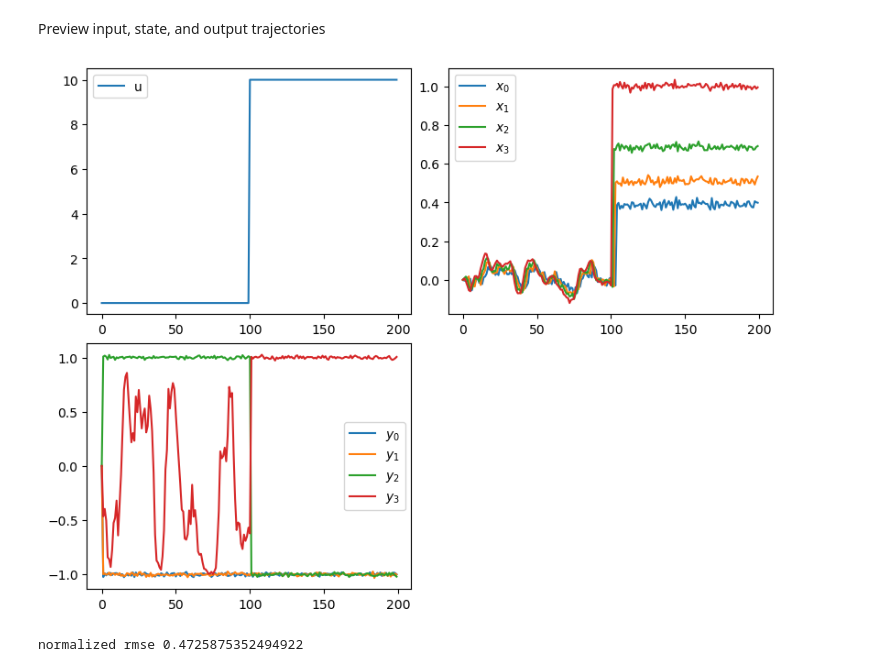
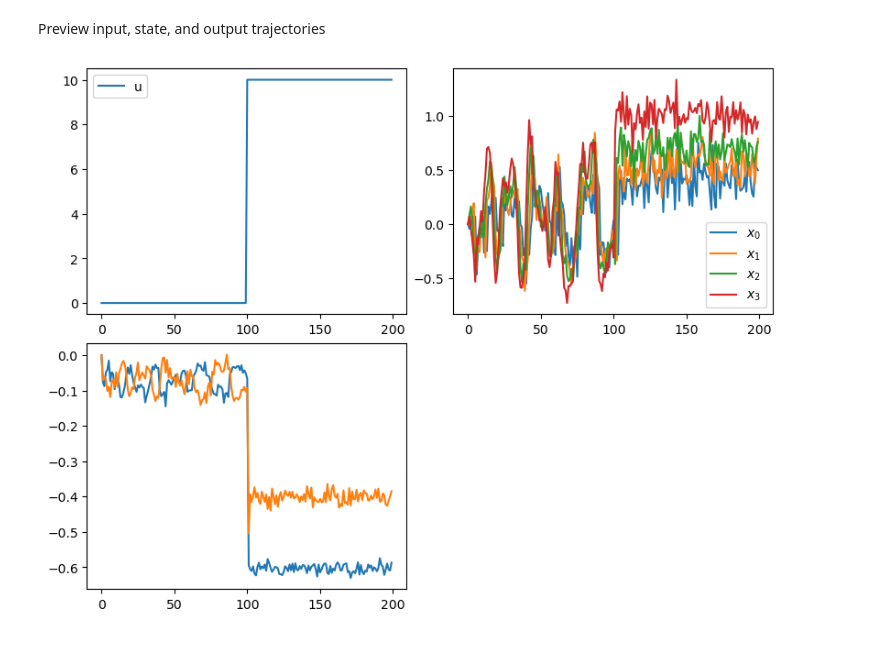
Before and after one commit to simontheflutist/neural-network-kalman, a Jupyter notebook: kalman-filter.ipynb, the cells around one changed output. Saved outputs shown, nothing was run; the diff lists cells and outputs as text; code cells hidden in the pictures.

Commit message:
support kalman filtering using Normal

```diff
--- a/kalman-filter.ipynb
+++ b/kalman-filter.ipynb
@@ -86,7 +77,7 @@ key, key1, key2, key3, key4 = jax.random.split(jax.random.PRNGKey(21), 5)
 
 n_x = 4
 n_u = 1
-n_y = 4
+n_y = 2
 
 n_hidden_output = 100
 
@@ -95,7 +86,7 @@ F = ProbitLinearNetwork(
         in_size=n_x + n_u,
         out_size=n_x,
         key=key2,
-        A=jnp.hstack((ccf(0.99, 0.99, 0.5, -0.3), jnp.zeros((n_x, 1)).at[-1].set(1))),
+        A=jnp.hstack((ccf(0.99, 0.99, 0.7, -0.8), jnp.zeros((n_x, 1)).at[-1].set(1))),
         b=ZeroMatrix(),
         C=ZeroMatrix(),
         d=ZeroMatrix(),
@@ -113,7 +104,7 @@ H = ProbitLinearNetwork(
         in_size=n_hidden_output,
         out_size=n_y,
         key=key4,
-        A=RandomOrthogonalProjection(1e2),
+        A=RandomOrthogonalProjection(1e0),
         b=ZeroMatrix(),
     ),
 )
@@ -122,7 +113,7 @@ H_aug = H.augment_with_identity()
 x = F(np.zeros(n_x + n_u))
 # %%
 sim_horizon = 200
-Q = jnp.eye(n_x) * 1e-4
+Q = jnp.eye(n_x) * 1e-2
 R = jnp.eye(n_y) * 1e-4
 # %%
 η_key, ϵ_key = jax.random.split(key, 2)
@@ -142,27 +133,27 @@ x = np.zeros((sim_horizon, n_x))
 y = np.zeros((sim_horizon, n_y))
 y_noiseless = np.zeros((sim_horizon, n_y))
 for i in range(1, sim_horizon):
-    x[i, :] = F(x[i - 1, :], u[i - 1, :]) + η[i - 1]
-    y_noiseless[i, :] = H(x[i, :], u[i - 1,])
+    x[i, :] = F(np.concatenate((x[i - 1, :], u[i - 1, :]))) + η[i - 1]
+    y_noiseless[i, :] = H(np.concatenate((x[i, :], u[i - 1,])))
     y[i, :] = y_noiseless[i, :] + ϵ[i]
 # %% [markdown]
 Preview input, state, and output trajectories
 # %%
 fig = Figure(figsize=(8, 6), dpi=100, constrained_layout=1)
 ax = fig.add_subplot(221)
 ax.plot(u[:, 0], label="u")
 ax.legend()
 ax = fig.add_subplot(222)
 for i in range(n_x):
     ax.plot(x[:, i], label=rf"$x_{i}$")
 ax.legend()
 ax = fig.add_subplot(223)
 for i in range(n_y):
     ax.plot(y[:, i], label=rf"$y_{i}$")
-ax.legend()
+# ax.legend()
 fig
 # %% [output]
-[figure, old version]
+[figure, new version]
 # %%
 method = "analytic"
 # method = "linear"
@@ -217,4 +160,0 @@ y_pred_std = jax.vmap(jnp.diag)(P_pred[:, OUTPUTS, OUTPUTS]) ** 0.5
-# %%
-print('normalized rmse', ((x - x_pred) ** 2).mean() ** 0.5 /  np.std(x))
-# %% [output]
-normalized rmse 0.4725875352494922
```
Also changed, not shown: parts of 15 cells of this notebook, 3 other files.
